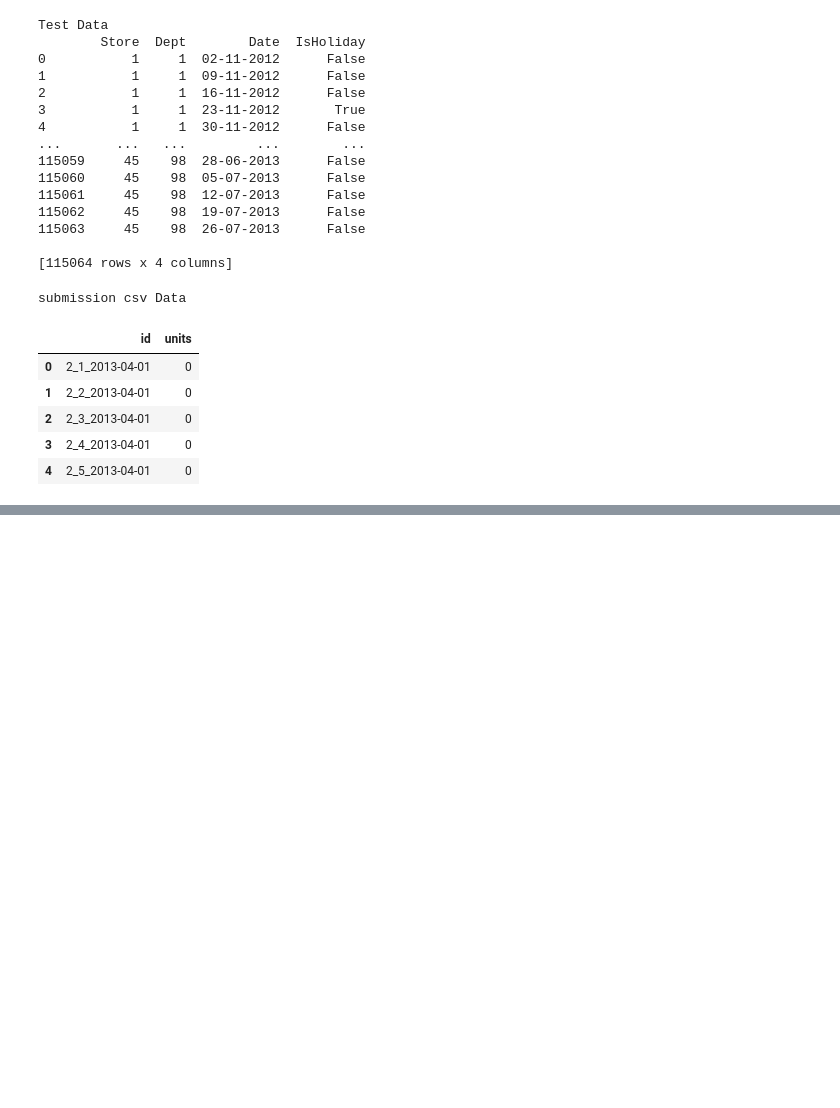
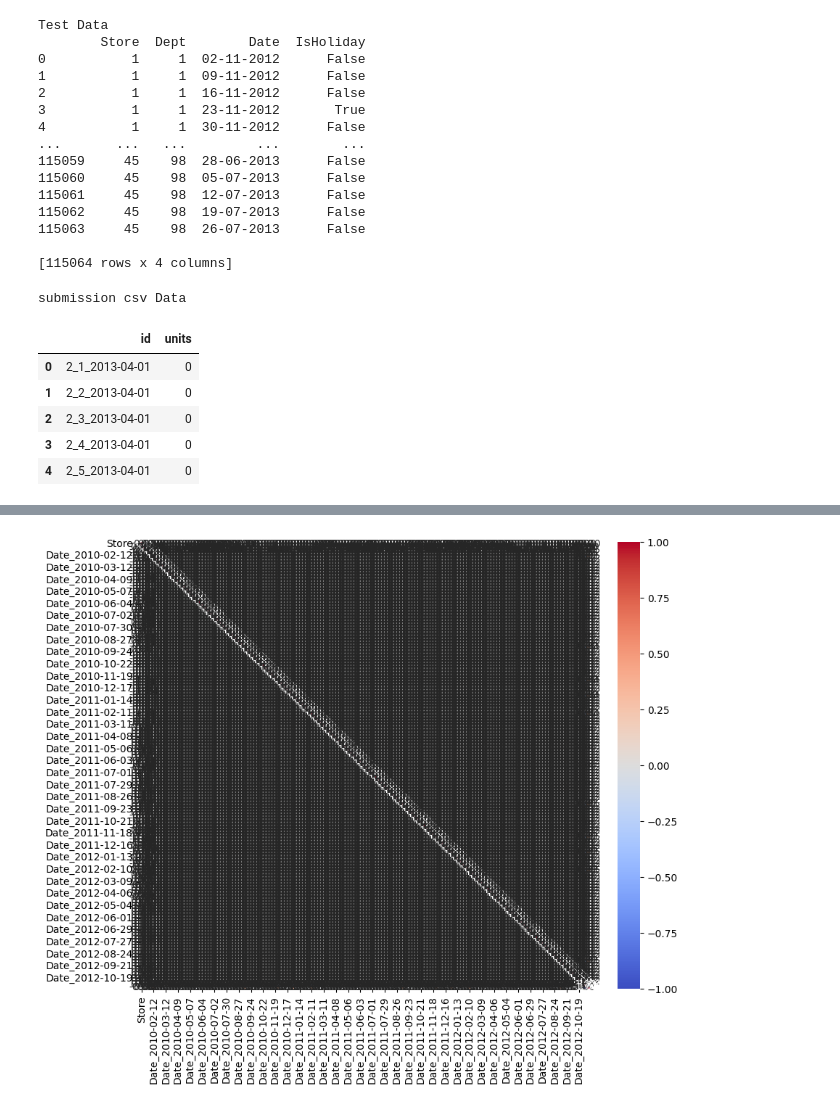
Before and after one commit to akashnarwal7/Walmart-kaggle-Compitetion, a Jupyter notebook: Walmart_Sales_Forecasting.ipynb, the cells around one changed output, grey strips where cells are left out. Cells and saved outputs as stored; diff of their text form; code cells hidden in the pictures; blank space fills up the shorter version.

```diff
--- a/Walmart_Sales_Forecasting.ipynb
+++ b/Walmart_Sales_Forecasting.ipynb
@@ -129,0 +154,13 @@ submission csv Data
+# %%
+from sklearn.preprocessing import OneHotEncoder
+
+date_encoder=OneHotEncoder()
+date_encoded=date_encoder.fit_transform(EncodeTrainData[['Date']])
+date_encoded_array=date_encoded.toarray()
+
+# convert this numpy array into a dataframe.
+
+date_encoded_df=pd.DataFrame(date_encoded_array, columns=date_encoder.get_feature_names_out(['Date']))
+date_encoded_df
+
+# Now we have Encoded Date DataFrame .
@@ -129,0 +183,13 @@ submission csv Data
+# %%
+from sklearn.preprocessing import OneHotEncoder
+
+IsHoliday_encoder=OneHotEncoder()
+IsHoliday_encoded=IsHoliday_encoder.fit_transform(EncodeTrainData[['IsHoliday']])
+IsHoliday_encoded_array=IsHoliday_encoded.toarray()
+
+# convert this numpy array into a dataframe.
+
+IsHoliday_encoded_df=pd.DataFrame(IsHoliday_encoded_array, columns=IsHoliday_encoder.get_feature_names_out(['IsHoliday']))
+IsHoliday_encoded_df
+
+# Now we have Encoded Date DataFrame .
@@ -129,0 +212,5 @@ submission csv Data
+# %%
+
+
+Encoded_Train_Data=pd.concat([EncodeTrainData,date_encoded_df,IsHoliday_encoded_df],axis=1)
+Encoded_Train_Data
@@ -129,0 +231,2 @@ submission csv Data
+# %%
+Encoded_Train_Data.drop(['Date','IsHoliday'],axis=1,inplace=True)
@@ -129,0 +269,9 @@ submission csv Data
+# %%
+import seaborn as sns
+import matplotlib.pyplot as plt
+
+plt.figure(figsize=(10, 8))
+sns.heatmap(Encoded_Train_Data.corr(), annot=True, cmap='coolwarm', fmt=".2f")
+plt.show()
+# %% [output]
+[figure, added]
```
Also changed, not shown: parts of 15 cells of this notebook.
